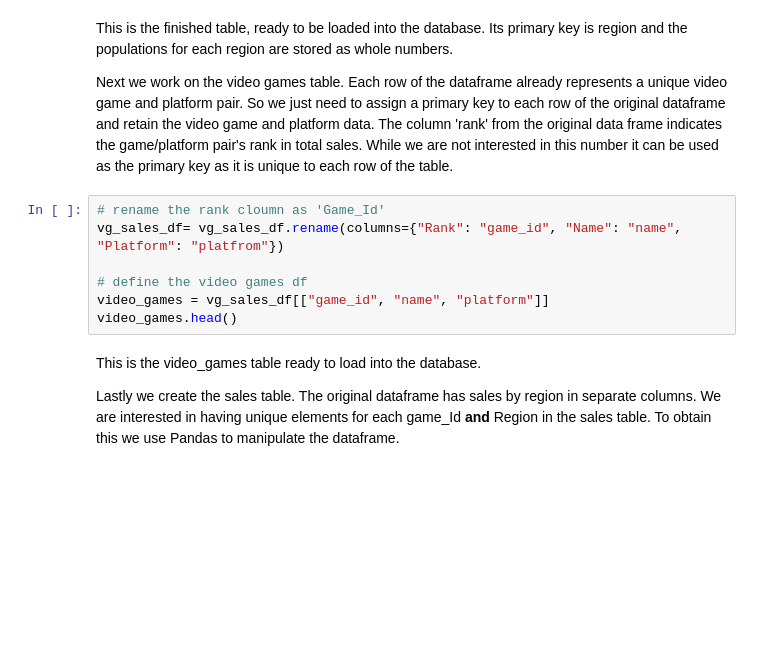
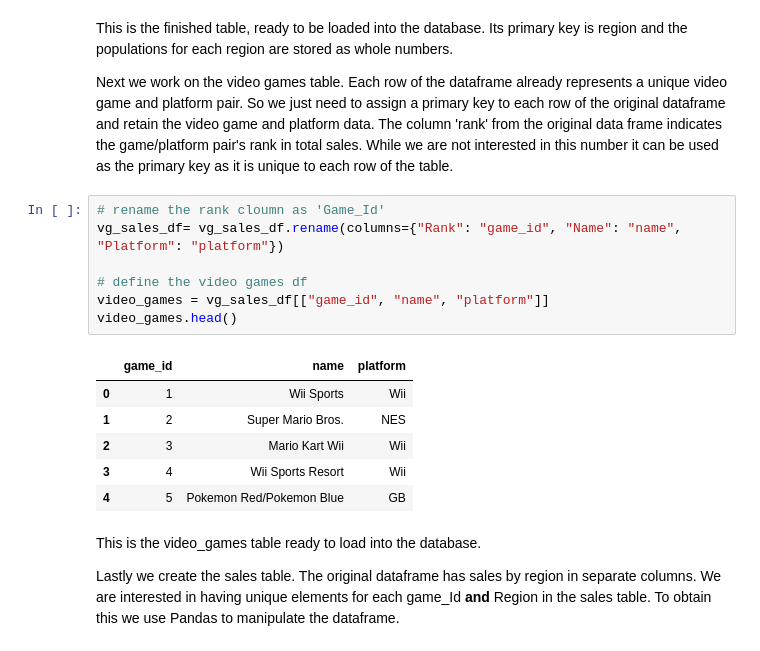
Before and after one commit to asundquistdavis/Video-Games-Sales, a Jupyter notebook: tech_report.ipynb, the cells around one changed output. Saved outputs shown, nothing was run; the diff lists cells and outputs as text; blank space fills up the shorter version.

```diff
--- a/tech_report.ipynb
+++ b/tech_report.ipynb
@@ -66,11 +132,18 @@ This is the finished table, ready to be loaded into the database. Its primary ke
 Next we work on the video games table. Each row of the dataframe already represents a unique video game and platform pair. So we just need to assign a primary key to each row of the original dataframe and retain the video game and platform data. The column 'rank' from the original data frame indicates the game/platform pair's rank in total sales. While we are not interested in this number it can be used as the primary key as it is unique to each row of the table.
 # %%
 # rename the rank cloumn as 'Game_Id'
-vg_sales_df= vg_sales_df.rename(columns={"Rank": "game_id", "Name": "name", "Platform": "platfrom"})
+vg_sales_df= vg_sales_df.rename(columns={"Rank": "game_id", "Name": "name", "Platform": "platform"})
 
 # define the video games df
 video_games = vg_sales_df[["game_id", "name", "platform"]]
 video_games.head()
+# %% [output]
+|  | game_id | name | platform |
+| 0 | 1 | Wii Sports | Wii |
+| 1 | 2 | Super Mario Bros. | NES |
+| 2 | 3 | Mario Kart Wii | Wii |
+| 3 | 4 | Wii Sports Resort | Wii |
+| 4 | 5 | Pokemon Red/Pokemon Blue | GB |
 # %% [markdown]
 This is the video_games table ready to load into the database.
 
```
Also changed, not shown: parts of 10 cells of this notebook, 2 other files.
